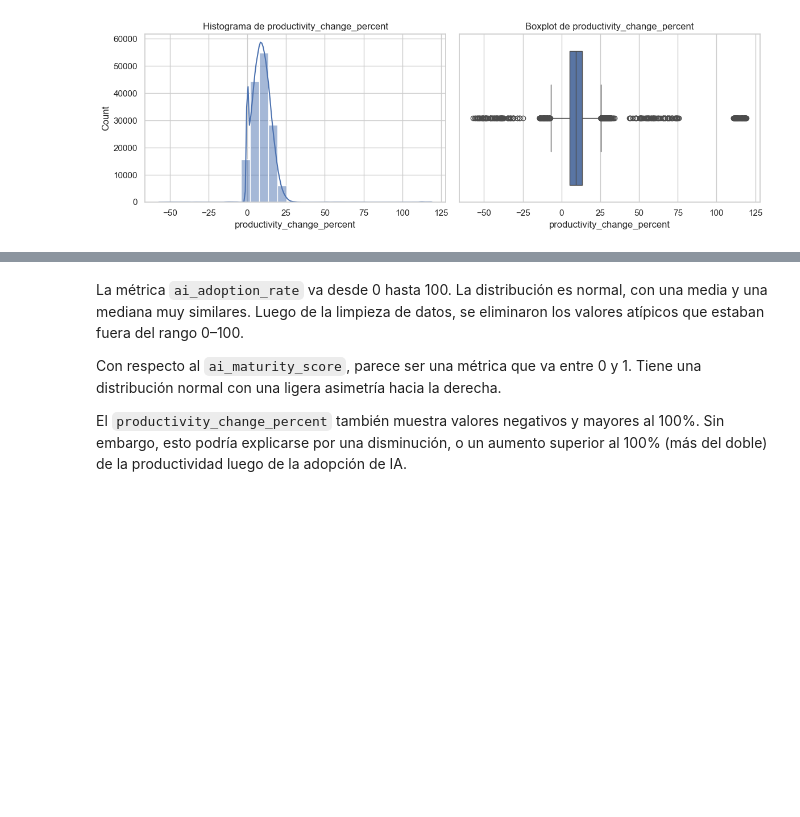
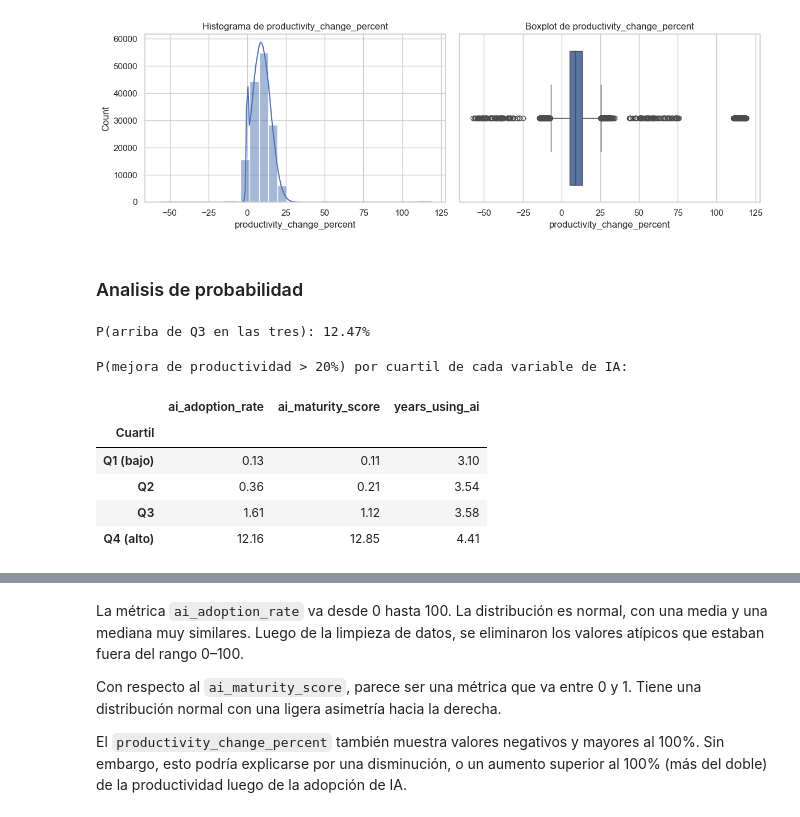
Before and after one commit to Ericsig/DiploDatos, a Jupyter notebook: notebook/eda_notebook.ipynb, the cells around one changed output, grey strips where cells are left out. Drawn from its saved outputs; the diff is of its cells as text; code cells hidden in the pictures; blank space fills up the shorter version.

```diff
--- a/notebook/eda_notebook.ipynb
+++ b/notebook/eda_notebook.ipynb
@@ -885,3 +1031,52 @@ min         -57.053637
 max         119.200258
 Name: productivity_change_percent, dtype: float64
 [figure]
+# %% [markdown]
+### Analisis de probabilidad
+# %%
+# Uso solo filas con las tres variables presentes (sin NaN)
+df = company_limpio.dropna(subset=num_vars)
+
+# Q3 (percentil 75) de cada variable
+q3 = df[num_vars].quantile(0.75)
+
+# Máscara: ¿está por encima del Q3 en las TRES a la vez?
+arriba_todas = (
+    (df['ai_adoption_rate'] > q3['ai_adoption_rate']) &
+    (df['ai_maturity_score'] > q3['ai_maturity_score']) &
+    (df['productivity_change_percent'] > q3['productivity_change_percent'])
+)
+
+# La probabilidad es la proporción de filas que cumplen
+probabilidad = arriba_todas.mean()
+print(f'P(arriba de Q3 en las tres): {probabilidad*100:.2f}%')
+# %% [output]
+P(arriba de Q3 en las tres): 12.47%
+# %%
+UMBRAL = 20  # % de mejora de productividad que consideramos "grande"
+
+def prob_por_cuartil(df, variable, umbral=UMBRAL):
+    """P(mejora de productividad > umbral) para cada cuartil de 'variable'."""
+    d = df.dropna(subset=[variable, 'productivity_change_percent']).copy()
+    # divido la variable en 4 grupos de igual tamaño (cuartiles)
+    d['grupo'] = pd.qcut(d[variable], 4, labels=['Q1 (bajo)', 'Q2', 'Q3', 'Q4 (alto)'])
+    # dentro de cada grupo, qué fracción supera el umbral
+    prob = d.groupby('grupo', observed=True).apply(
+        lambda g: (g['productivity_change_percent'] > umbral).mean() * 100
+    )
+    return prob.round(2)
+
+vars_ia = ['ai_adoption_rate', 'ai_maturity_score', 'years_using_ai']
+
+tabla = pd.DataFrame({v: prob_por_cuartil(company_limpio, v) for v in vars_ia})
+tabla.index.name = 'Cuartil'
+print(f'P(mejora de productividad > {UMBRAL}%) por cuartil de cada variable de IA:')
+tabla
+# %% [output]
+P(mejora de productividad > 20%) por cuartil de cada variable de IA:
+|  | ai_adoption_rate | ai_maturity_score | years_using_ai |
+| Cuartil |  |  |  |
+| Q1 (bajo) | 0.13 | 0.11 | 3.10 |
+| Q2 | 0.36 | 0.21 | 3.54 |
+| Q3 | 1.61 | 1.12 | 3.58 |
+| Q4 (alto) | 12.16 | 12.85 | 4.41 |
```
Also changed, not shown: parts of 10 cells of this notebook.
